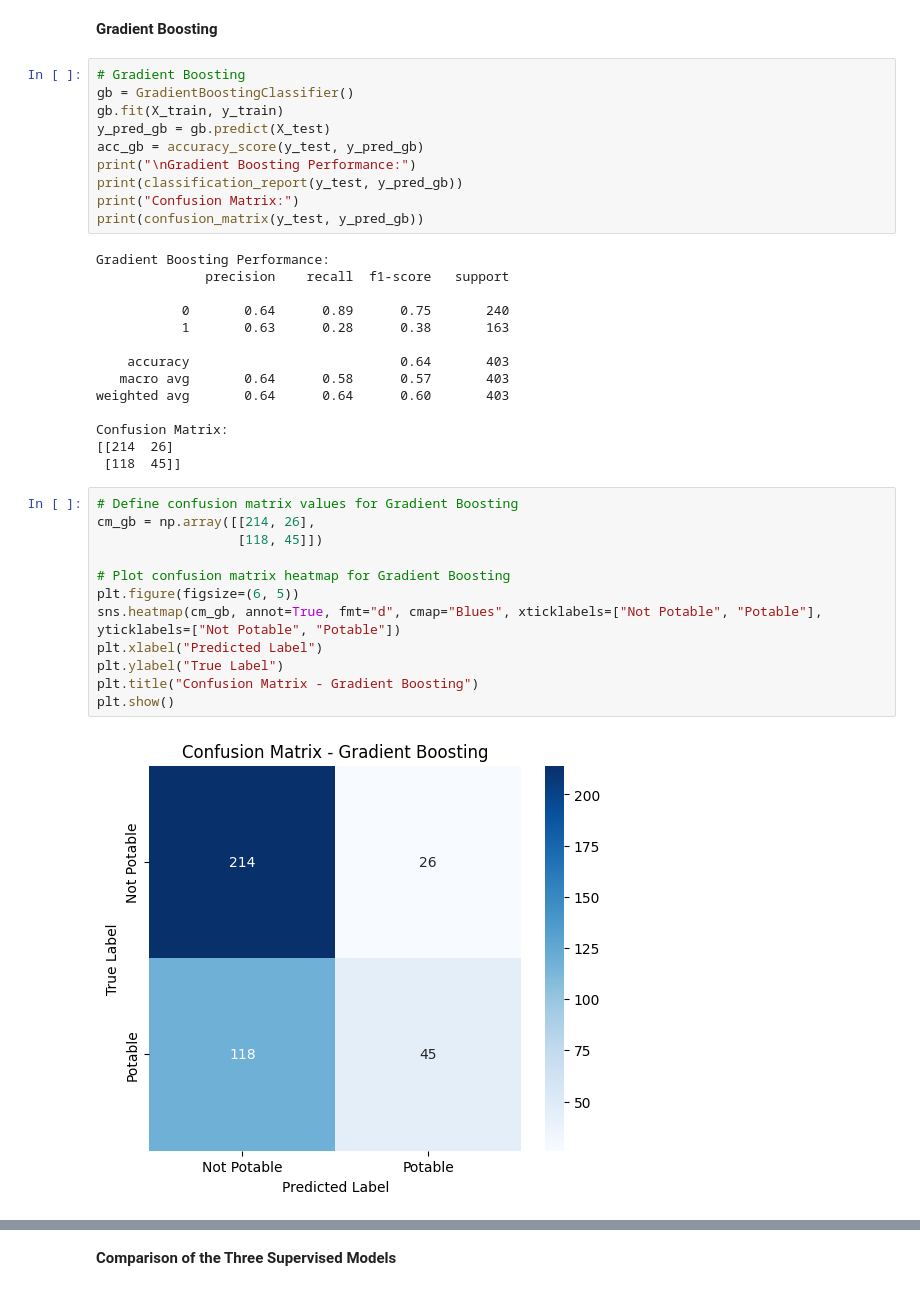
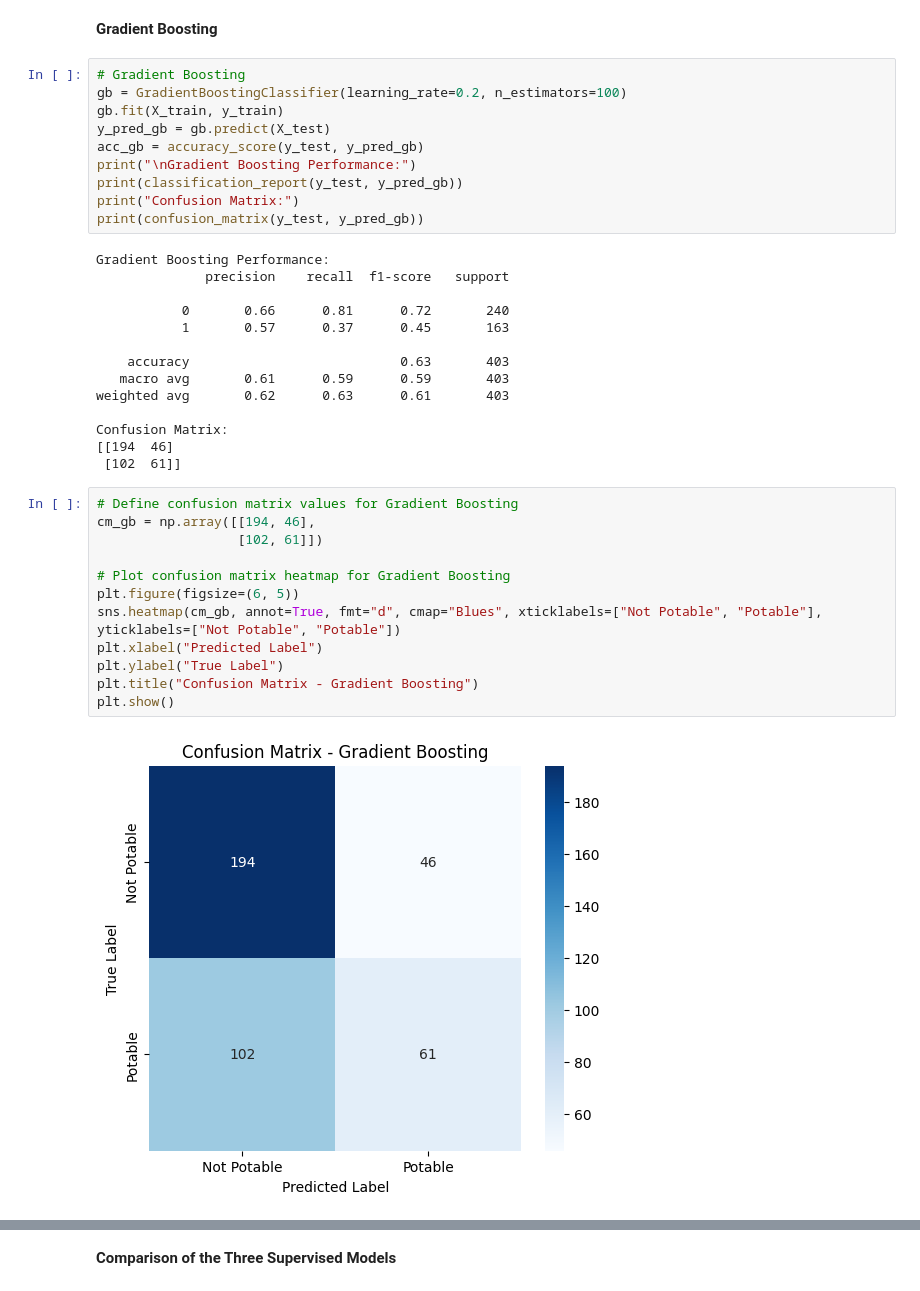
Before and after one commit to elliemmiller/datascience, a Jupyter notebook: Module3FirstPass.ipynb, the cells around one changed output, grey strips where cells are left out. Drawn from its saved outputs; the diff is of its cells as text.

```diff
--- a/Module3FirstPass.ipynb
+++ b/Module3FirstPass.ipynb
@@ -277,7 +306,7 @@ The Support Vector Machine (SVM) model outperforms Logistic Regression, achievin
 **Gradient Boosting**
 # %%
 # Gradient Boosting
-gb = GradientBoostingClassifier()
+gb = GradientBoostingClassifier(learning_rate=0.2, n_estimators=100)
 gb.fit(X_train, y_train)
 y_pred_gb = gb.predict(X_test)
 acc_gb = accuracy_score(y_test, y_pred_gb)
@@ -289,28 +318,28 @@ print(confusion_matrix(y_test, y_pred_gb))
 Gradient Boosting Performance:
               precision    recall  f1-score   support
 
-           0       0.64      0.89      0.75       240
-           1       0.63      0.28      0.38       163
+           0       0.66      0.81      0.72       240
+           1       0.57      0.37      0.45       163
 
-    accuracy                           0.64       403
-   macro avg       0.64      0.58      0.57       403
-weighted avg       0.64      0.64      0.60       403
+    accuracy                           0.63       403
+   macro avg       0.61      0.59      0.59       403
+weighted avg       0.62      0.63      0.61       403
 
 Confusion Matrix:
-[[214  26]
- [118  45]]
+[[194  46]
+ [102  61]]
 # %%
 # Define confusion matrix values for Gradient Boosting
-cm_gb = np.array([[214, 26],
-                  [118, 45]])
+cm_gb = np.array([[194, 46],
+                  [102, 61]])
 
 # Plot confusion matrix heatmap for Gradient Boosting
 plt.figure(figsize=(6, 5))
 sns.heatmap(cm_gb, annot=True, fmt="d", cmap="Blues", xticklabels=["Not Potable", "Potable"], yticklabels=["Not Potable", "Potable"])
 plt.xlabel("Predicted Label")
 plt.ylabel("True Label")
 plt.title("Confusion Matrix - Gradient Boosting")
 plt.show()
 # %% [output]
-[figure, old version]
+[figure, new version]
 # %% [markdown]
```
Also changed, not shown: parts of 11 cells of this notebook.
